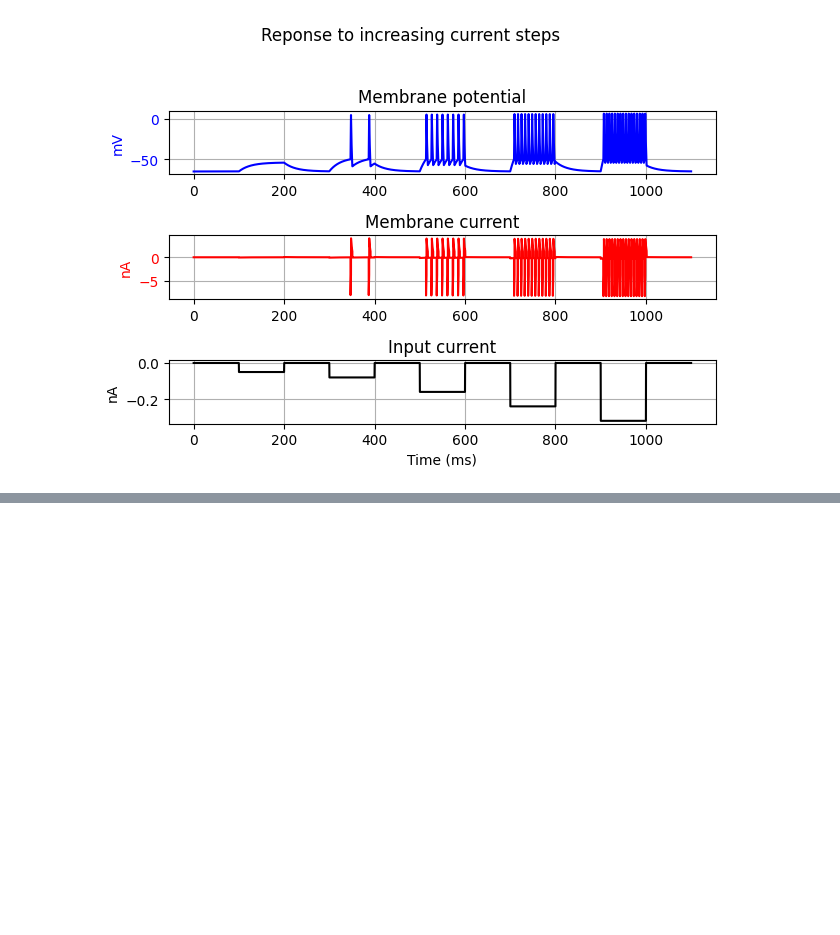
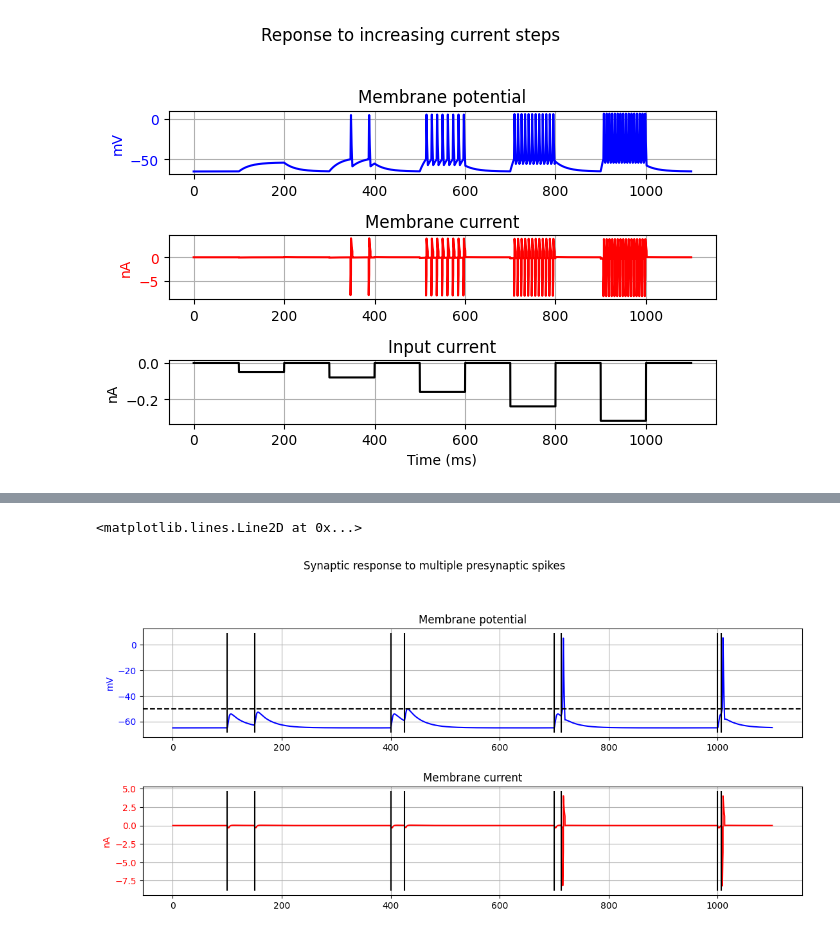
Before and after one commit to dbheadley/DecodingTheBrain, a Jupyter notebook: Week1/notes.ipynb, the cells around one changed output, grey strips where cells are left out. Cells and saved outputs as stored; diff of their text form; code cells hidden in the pictures; blank space fills up the shorter version.

```diff
--- a/Week1/notes.ipynb
+++ b/Week1/notes.ipynb
@@ -524,0 +664,14 @@ plot_sim(t_pts, act_v, act_i, in_step_act, title='Reponse to increasing current
+# %%
+# delivery multiple presynaptic spikes with varying inter-spike intervals
+sim_dur_syn = 1.1
+t_pts = syn_nrn.get_t_vec(dur=sim_dur_syn, dt=sim_dt)
+
+in_prespk = spk_train(t_pts, [0.1, 0.15, 0.4, 0.425, 0.7, 0.7125, 1.0, 1.00625])
+
+syn_v, syn_i = syn_nrn.run(dur=sim_dur_syn, dt=sim_dt, inp=0, prespk=in_prespk)
+plot_sim_prespk(t_pts, syn_v, syn_i, 0, in_prespk, title='Synaptic response to multiple presynaptic spikes')
+plt.gcf().set_size_inches((12, 6))
+plt.gcf().axes[0].axhline(syn_nrn._vthresh*1e3, color='k', linestyle='--')
+# %% [output]
+<matplotlib.lines.Line2D at 0x...>
+[figure, added]
```
Also changed, not shown: parts of 20 cells of this notebook.
